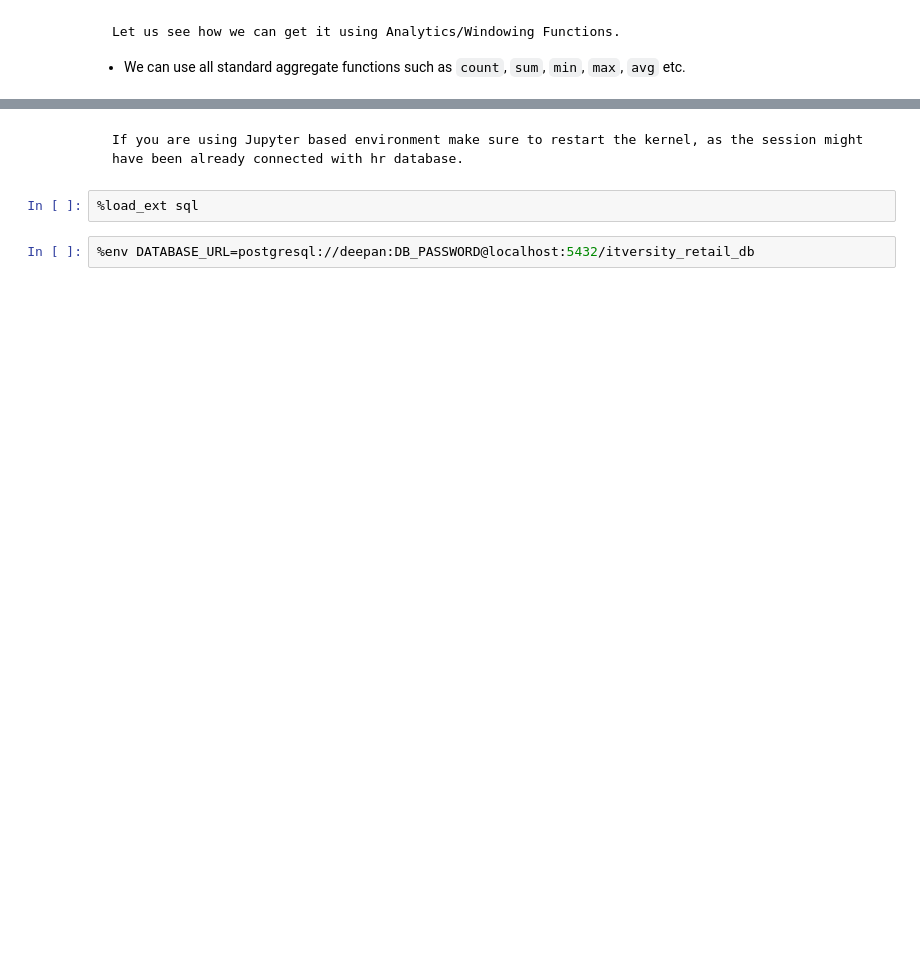
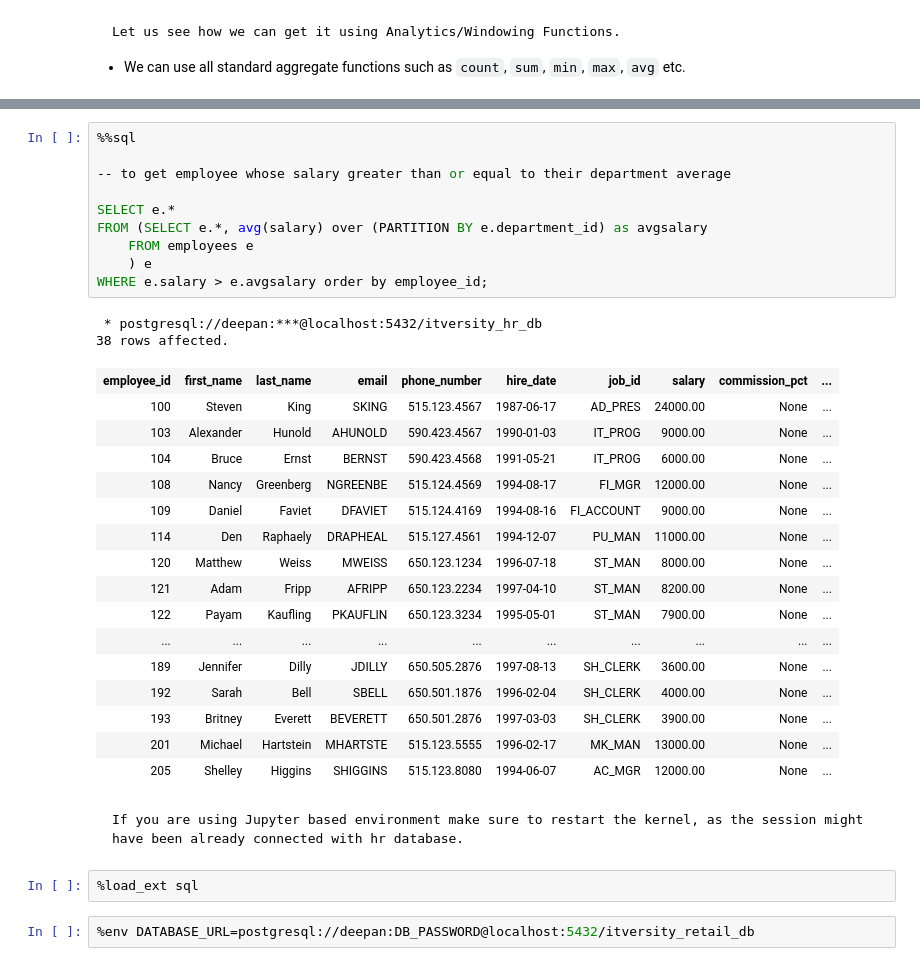
Before and after one commit to deepan-py/bigdata-learn, a Jupyter notebook: itversity-material/01-python-and-sql/07_writing_advanced_sql_queries_using_postgresql/10_analytic_functions_aggregations.ipynb, the cells around one changed output, grey strips where cells are left out. Saved outputs shown, nothing was run; the diff lists cells and outputs as text; blank space fills up the shorter version.

Commit message:
Postgresql completed

````diff
--- a/itversity-material/01-python-and-sql/07_writing_advanced_sql_queries_using_postgresql/10_analytic_functions_aggregations.ipynb
+++ b/itversity-material/01-python-and-sql/07_writing_advanced_sql_queries_using_postgresql/10_analytic_functions_aggregations.ipynb
@@ -123,3 +251,32 @@ LIMIT 10
+# %%
+%%sql
+
+-- to get employee whose salary greater than or equal to their department average
+
+SELECT e.*
+FROM (SELECT e.*, avg(salary) over (PARTITION BY e.department_id) as avgsalary
+    FROM employees e
+    ) e
+WHERE e.salary > e.avgsalary order by employee_id;
+# %% [output]
+ * postgresql://deepan:***@localhost:5432/itversity_hr_db
+38 rows affected.
+| employee_id | first_name | last_name | email | phone_number | hire_date | job_id | salary | commission_pct | ... |
+| 100 | Steven | King | SKING | 515.123.4567 | 1987-06-17 | AD_PRES | 24000.00 | None | ... |
+| 103 | Alexander | Hunold | AHUNOLD | 590.423.4567 | 1990-01-03 | IT_PROG | 9000.00 | None | ... |
+| 104 | Bruce | Ernst | BERNST | 590.423.4568 | 1991-05-21 | IT_PROG | 6000.00 | None | ... |
+| 108 | Nancy | Greenberg | NGREENBE | 515.124.4569 | 1994-08-17 | FI_MGR | 12000.00 | None | ... |
+| 109 | Daniel | Faviet | DFAVIET | 515.124.4169 | 1994-08-16 | FI_ACCOUNT | 9000.00 | None | ... |
+| 114 | Den | Raphaely | DRAPHEAL | 515.127.4561 | 1994-12-07 | PU_MAN | 11000.00 | None | ... |
+| 120 | Matthew | Weiss | MWEISS | 650.123.1234 | 1996-07-18 | ST_MAN | 8000.00 | None | ... |
+| 121 | Adam | Fripp | AFRIPP | 650.123.2234 | 1997-04-10 | ST_MAN | 8200.00 | None | ... |
+| 122 | Payam | Kaufling | PKAUFLIN | 650.123.3234 | 1995-05-01 | ST_MAN | 7900.00 | None | ... |
+| ... | ... | ... | ... | ... | ... | ... | ... | ... | ... |
+| 189 | Jennifer | Dilly | JDILLY | 650.505.2876 | 1997-08-13 | SH_CLERK | 3600.00 | None | ... |
+| 192 | Sarah | Bell | SBELL | 650.501.1876 | 1996-02-04 | SH_CLERK | 4000.00 | None | ... |
+| 193 | Britney | Everett | BEVERETT | 650.501.2876 | 1997-03-03 | SH_CLERK | 3900.00 | None | ... |
+| 201 | Michael | Hartstein | MHARTSTE | 515.123.5555 | 1996-02-17 | MK_MAN | 13000.00 | None | ... |
+| 205 | Shelley | Higgins | SHIGGINS | 515.123.8080 | 1994-06-07 | AC_MGR | 12000.00 | None | ... |
 # %% [markdown]
 ```{warning}
 If you are using Jupyter based environment make sure to restart the kernel, as the session might have been already connected with hr database.
````
Also changed, not shown: parts of 12 cells of this notebook, 9 other files.
